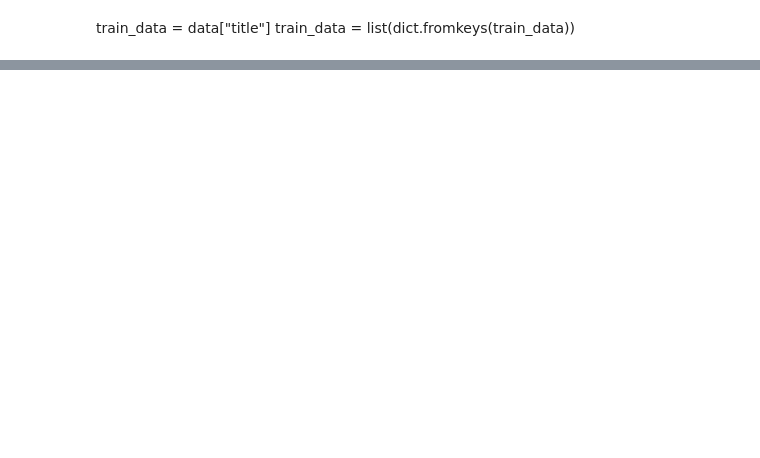
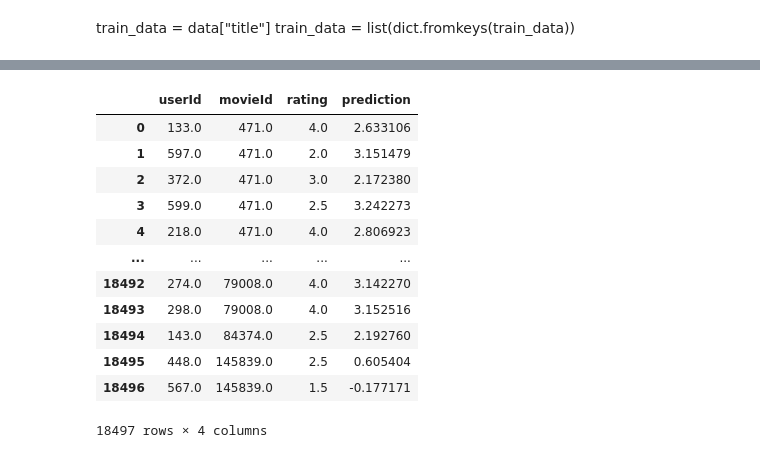
Before and after one commit to mohammad-khamlan/Movie-Recommendation-System, a Jupyter notebook: Model.ipynb, the cells around one changed output, grey strips where cells are left out. Saved outputs shown, nothing was run; the diff lists cells and outputs as text; code cells hidden in the pictures; blank space fills up the shorter version.

```diff
--- a/Model.ipynb
+++ b/Model.ipynb
@@ -377,0 +408,7 @@ train_data = list(dict.fromkeys(train_data))
+# %%
+(training, test) = df_rating.randomSplit([0.8, 0.2])
+# %%
+als_model = ALS(maxIter = 10,regParam = 0.01, rank = 10, userCol = "userId", itemCol = "movieId",ratingCol = "rating", coldStartStrategy = "drop")
+model = als_model.fit(training)
+# %%
+predictions = model.transform(test)
@@ -377,0 +421,3 @@ train_data = list(dict.fromkeys(train_data))
+# %%
+spark.createDataFrame
+prediction = predictions.select("*").toPandas()
@@ -377,0 +488,16 @@ train_data = list(dict.fromkeys(train_data))
+# %%
+prediction
+# %% [output]
+|  | userId | movieId | rating | prediction |
+| 0 | 133.0 | 471.0 | 4.0 | 2.633106 |
+| 1 | 597.0 | 471.0 | 2.0 | 3.151479 |
+| 2 | 372.0 | 471.0 | 3.0 | 2.172380 |
+| 3 | 599.0 | 471.0 | 2.5 | 3.242273 |
+| 4 | 218.0 | 471.0 | 4.0 | 2.806923 |
+| ... | ... | ... | ... | ... |
+| 18492 | 274.0 | 79008.0 | 4.0 | 3.142270 |
+| 18493 | 298.0 | 79008.0 | 4.0 | 3.152516 |
+| 18494 | 143.0 | 84374.0 | 2.5 | 2.192760 |
+| 18495 | 448.0 | 145839.0 | 2.5 | 0.605404 |
+| 18496 | 567.0 | 145839.0 | 1.5 | -0.177171 |
+18497 rows × 4 columns
```
Also changed, not shown: parts of 52 cells of this notebook.
